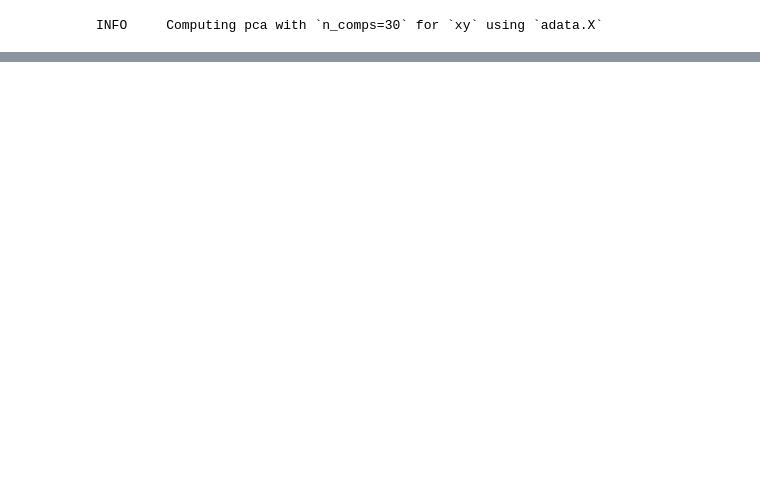
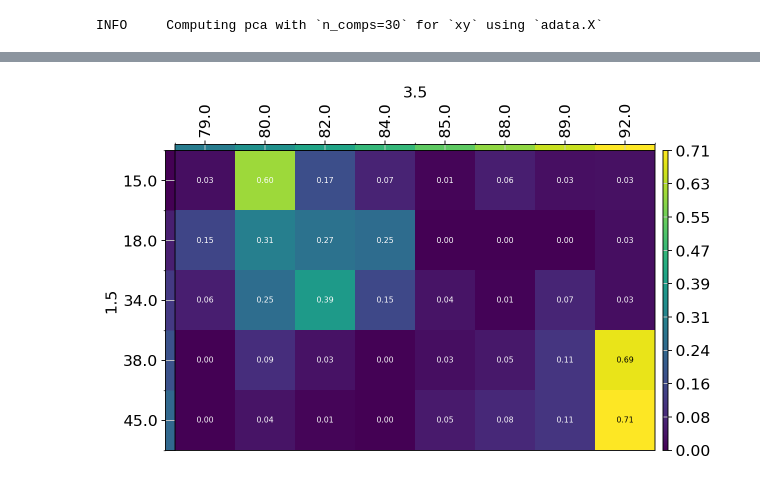
Before and after one commit to sachha-naksha/moscot_analysis, a Jupyter notebook: ageing_skm.ipynb, the cells around one changed output, grey strips where cells are left out. Saved outputs shown, nothing was run; the diff lists cells and outputs as text; code cells hidden in the pictures; blank space fills up the shorter version.

```diff
--- a/ageing_skm.ipynb
+++ b/ageing_skm.ipynb
@@ -176,0 +205,6 @@ Error:
+# %%
+import scanpy as sc
+sc.settings.verbosity = 3  # shows more detail
+# epsilon: entropic regularization strength
+#batch_size is for sinkhorn iterations, the grpah omputation and transfer to gpu (compilation) takes most time
+tp0 = tp0.solve(epsilon=1e-3, scale_cost="mean", max_iterations=1e7, batch_size=5000)
@@ -176,0 +264,4 @@ Error:
+# %%
+rna_adata.obs["age"] = rna_adata.obs["age"].astype("category")
+order_chronological = rna_adata.obs["age"].cat.categories.tolist()
+order_chronological
@@ -176,0 +313,25 @@ Error:
+# %%
+#aggregating the transport matrix by chronological age
+# DESCENDANTS
+
+ct_desc = tp0.cell_transition(
+    1.5,
+    3.5,
+    {"age": order_chronological},
+    {"age": order_chronological},
+    forward=True,
+    key_added="transitions_1.5_3.5",
+)
+
+fig, ax = plt.subplots(figsize=(8, 6))
+mpl.cell_transition(
+    tp0,
+    fontsize=7,
+    figsize=(8, 6),
+    return_fig=True,
+    ax=ax,
+    key="transitions_1.5_3.5",
+)
+plt.tight_layout()
+plt.show()
+# %% [output]
@@ -176,0 +355 @@ Error:
+[figure, added]
```
Also changed, not shown: parts of 36 cells of this notebook.
